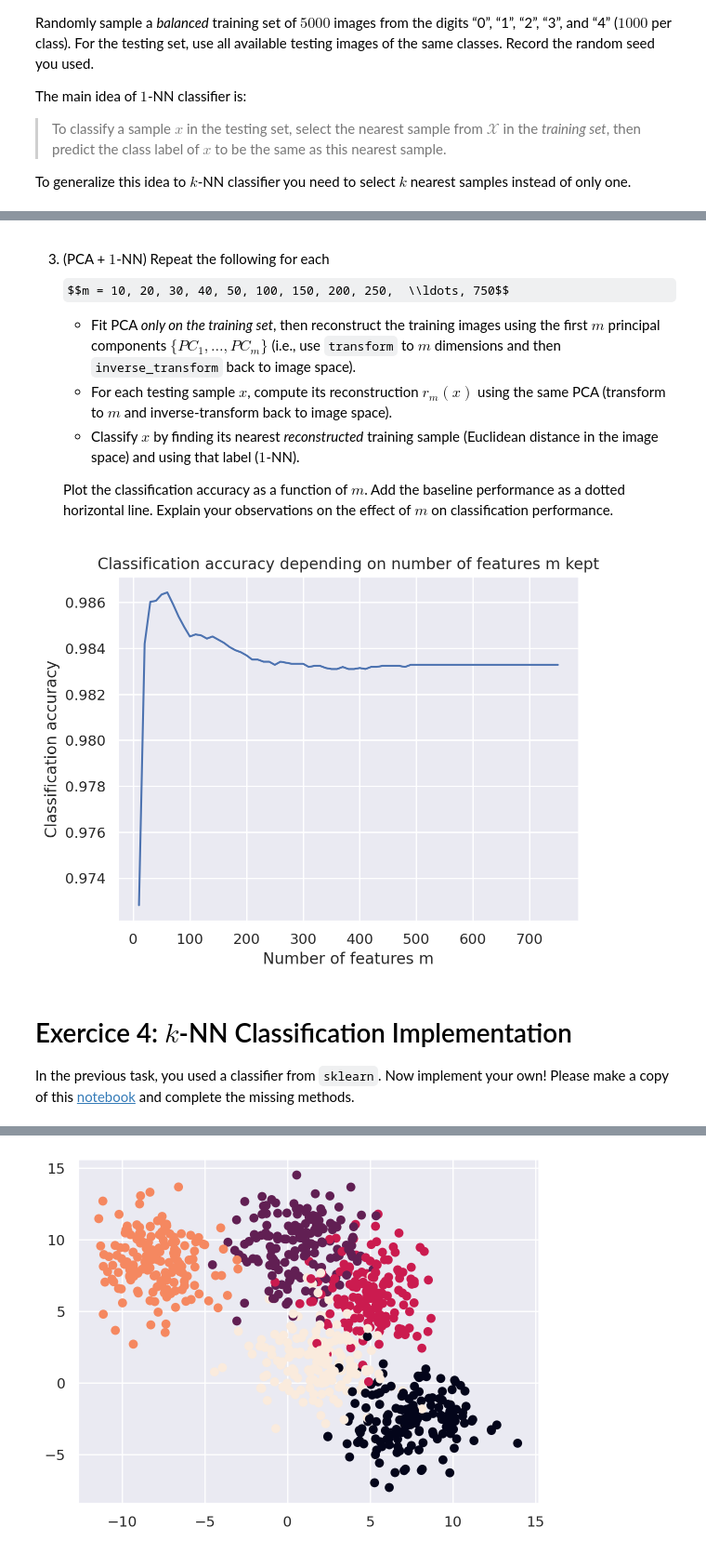
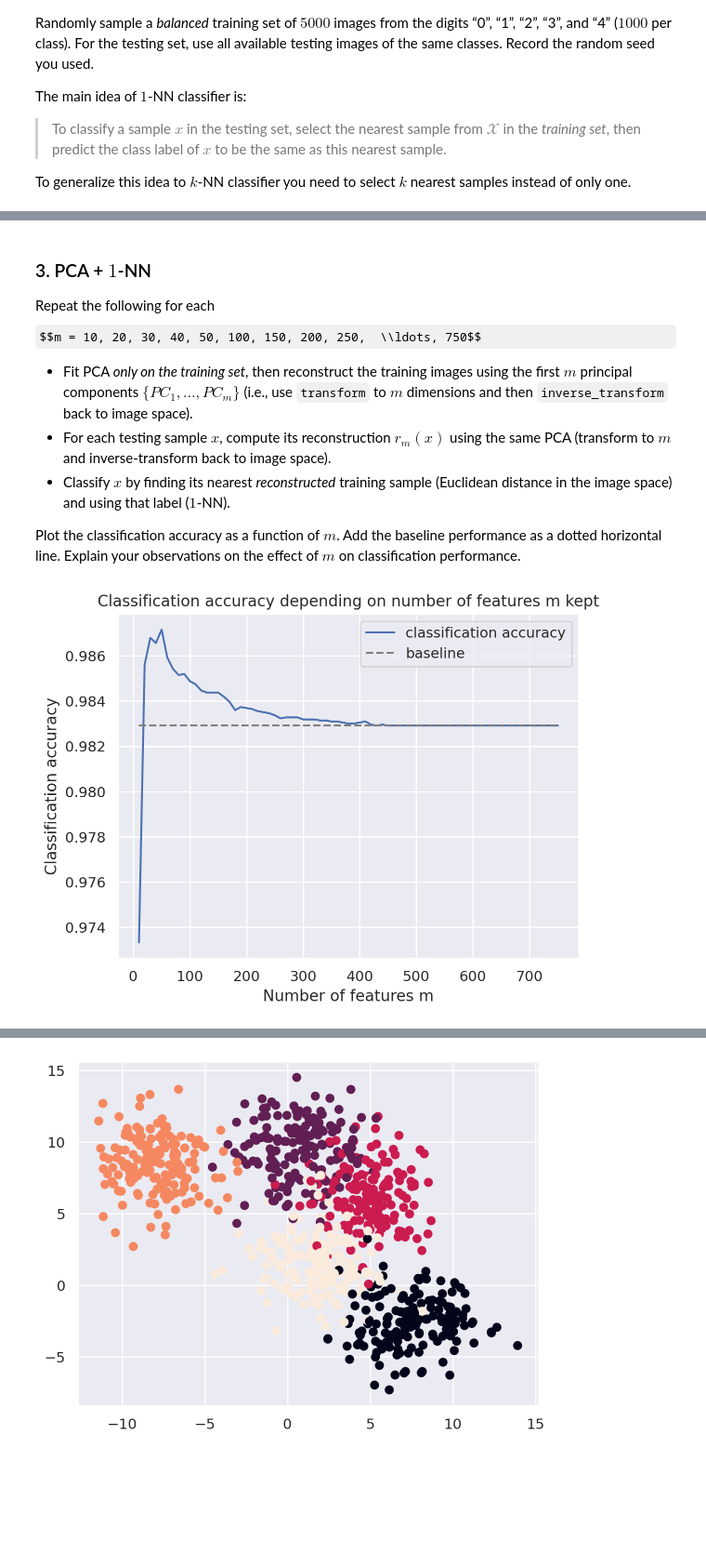
Before and after one commit to Arkanthara/data_science, a Jupyter notebook: TPB_donnet_michel_jean_joseph.ipynb, the cells around one changed output, grey strips where cells are left out. Shown at 93% size. Cells and saved outputs as stored; diff of their text form; code cells hidden in the pictures; some formulas as TeX source; blank space fills up the shorter version.

```diff
--- a/TPB_donnet_michel_jean_joseph.ipynb
+++ b/TPB_donnet_michel_jean_joseph.ipynb
@@ -695,42 +785,40 @@ Baseline 1-NN classification accuracy: 0.9832800365463682
 # %% [markdown]
-3. (PCA + $\textit{1}$-NN) Repeat the following for each $$m = 10, 20, 30, 40, 50, 100, 150, 200, 250,  \\ldots, 750$$
+### 3. PCA + $\textit{1}$-NN
+Repeat the following for each $$m = 10, 20, 30, 40, 50, 100, 150, 200, 250,  \\ldots, 750$$
 
-    - Fit PCA _only on the training set_, then reconstruct the training images using the first $m$ principal components $\{PC_1, \ldots, PC_m\}$ (i.e., use `transform` to $m$ dimensions and then `inverse_transform` back to image space).
-    - For each testing sample $x$, compute its reconstruction $r_m(x)$ using the same PCA (transform to $m$ and inverse-transform back to image space).
-    - Classify $x$ by finding its nearest _reconstructed_ training sample (Euclidean distance in the image space) and using that label ($\textit{1}$-NN).
+- Fit PCA _only on the training set_, then reconstruct the training images using the first $m$ principal components $\{PC_1, \ldots, PC_m\}$ (i.e., use `transform` to $m$ dimensions and then `inverse_transform` back to image space).
+- For each testing sample $x$, compute its reconstruction $r_m(x)$ using the same PCA (transform to $m$ and inverse-transform back to image space).
+- Classify $x$ by finding its nearest _reconstructed_ training sample (Euclidean distance in the image space) and using that label ($\textit{1}$-NN).
 
-    Plot the classification accuracy as a function of $m$. Add the baseline performance as a dotted horizontal line. Explain your observations on the effect of $m$ on classification performance.
+Plot the classification accuracy as a function of $m$. Add the baseline performance as a dotted horizontal line. Explain your observations on the effect of $m$ on classification performance.
 # %%
-import os
-
-os.environ["OMP_NUM_THREADS"] = "8"
-os.environ["OPENBLAS_NUM_THREADS"] = "8"
-os.environ["MKL_NUM_THREADS"] = "8"
-os.environ["NUMEXPR_NUM_THREADS"] = "8"
+knn = KNeighborsClassifier(n_neighbors=1)
 
 classification_accuracy = []
 m_list = np.arange(10, 760, 10)
 
 for m in m_list:
     custom_pca = FastCustomPCA(n_components=m).fit(X_train)
     X_transform = custom_pca.transform(X_train)
     X_inverse_transform = custom_pca.inverse_transform(X_transform)
     X_test_transform = custom_pca.transform(X_test)
     X_test_inverse_transform = custom_pca.inverse_transform(X_test_transform)
 
     knn.fit(X_inverse_transform, y_train)
     predictions = knn.predict(X_test_inverse_transform)
     classification_accuracy.append(accuracy(predictions, y_test))
 
+knn.fit(X_train, y_train)
+predictions = knn.predict(X_test)
+baseline = accuracy(predictions, y_test)
+
 plt.figure()
-plt.plot(m_list, classification_accuracy)
+plt.plot(m_list, classification_accuracy, label='classification accuracy')
+plt.plot(m_list, np.ones_like(m_list) * baseline, color='gray', linestyle='--', label='baseline')
 plt.title("Classification accuracy depending on number of features m kept")
 plt.xlabel("Number of features m")
 plt.ylabel("Classification accuracy")
+plt.legend()
 plt.show()
 # %% [output]
-[figure, old version]
+[figure, new version]
-# %% [markdown]
-# Exercice 4: $\textit{k}$-NN Classification Implementation
-
-In the previous task, you used a classifier from `sklearn`. Now implement your own! Please make a copy of this [notebook](https://colab.research.google.com/drive/1gBEB6fFwtMg-altGAs44xZPBEc9UNVcW?usp=sharing) and complete the missing methods.
```
Also changed, not shown: parts of 29 cells of this notebook.
